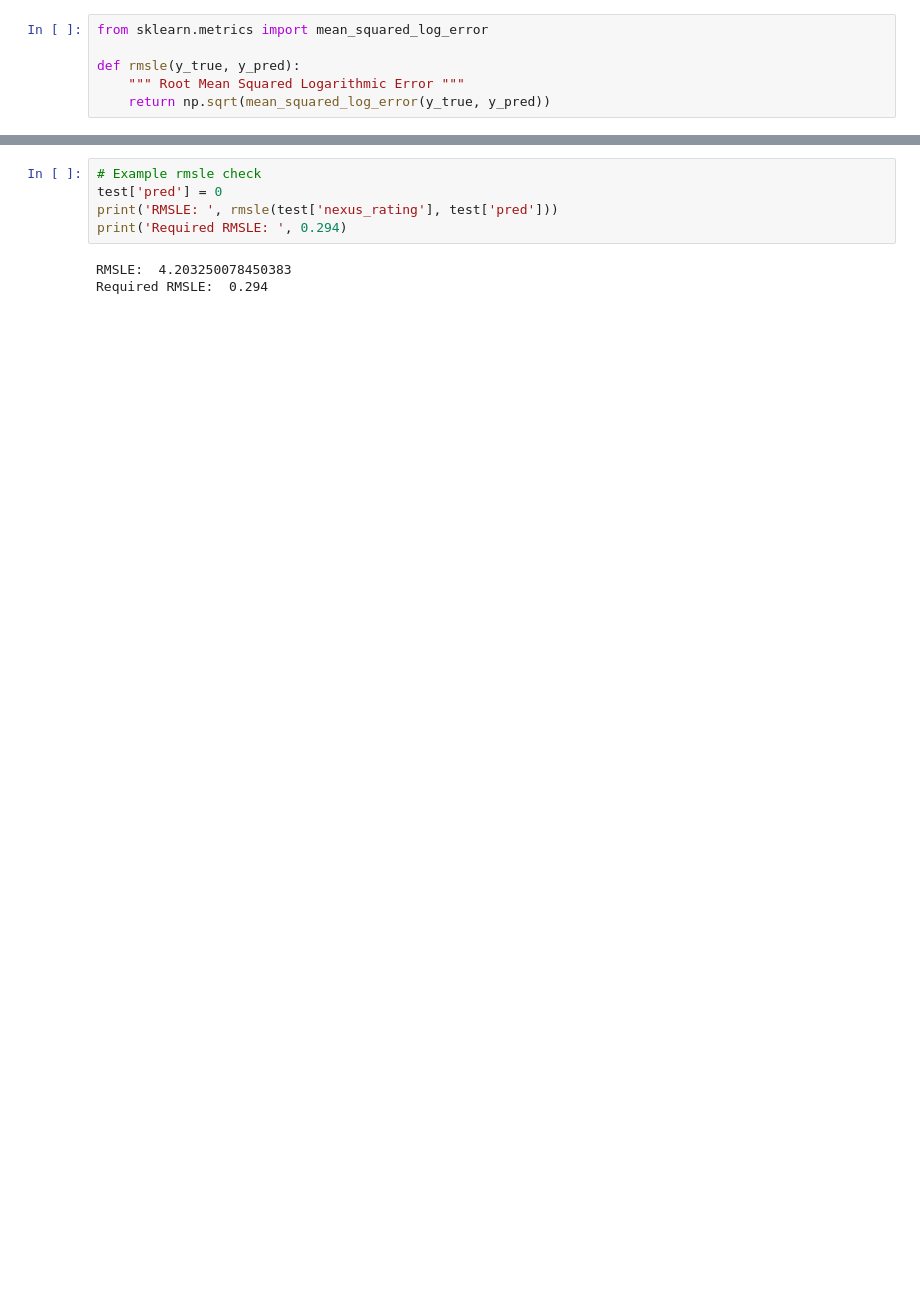
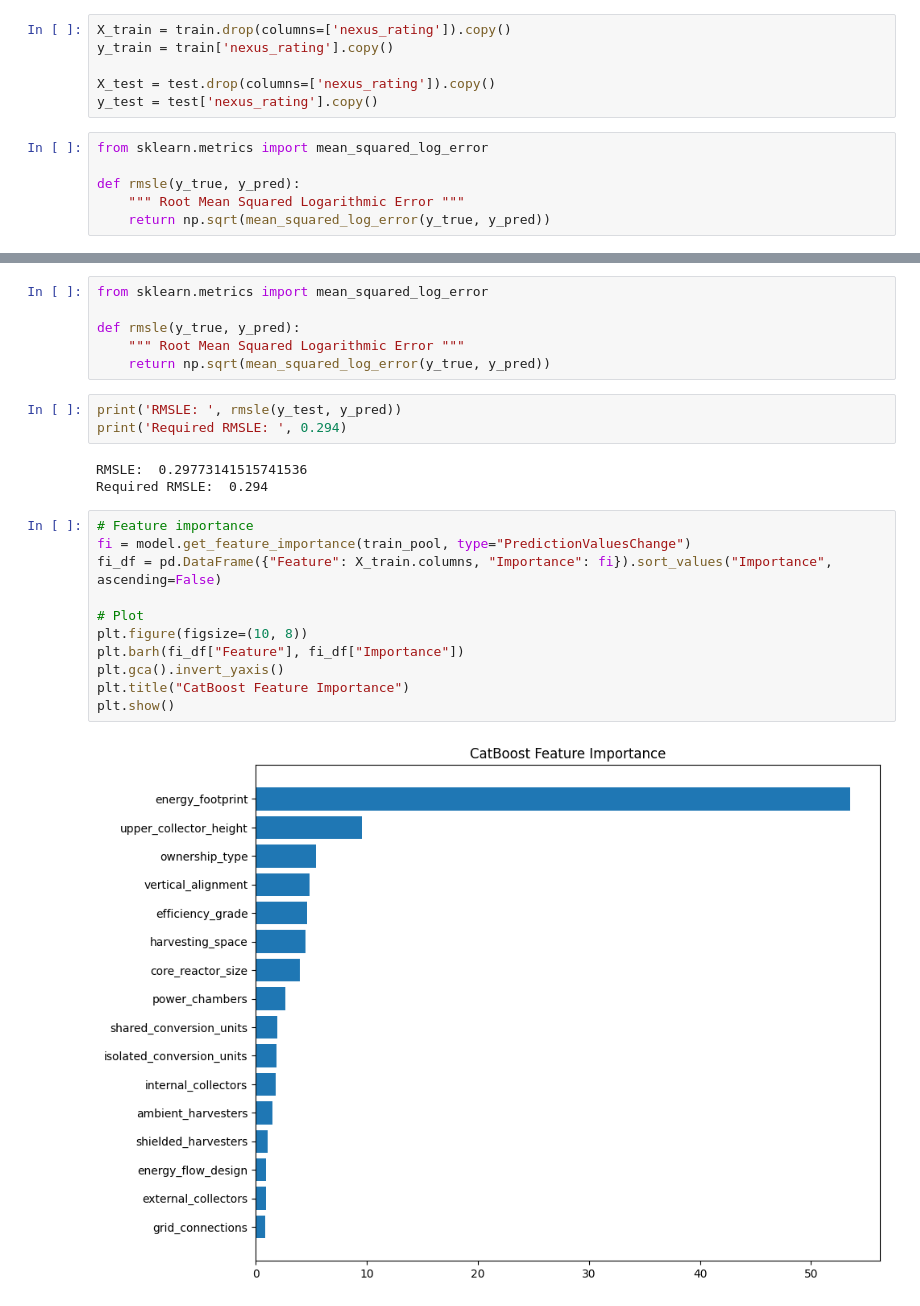
Before and after one commit to elibir/tdt4172-assignment1, a Jupyter notebook: Chapter_1.ipynb, the cells around one changed output, grey strips where cells are left out. Cells and saved outputs as stored; diff of their text form; blank space fills up the shorter version.

```diff
--- a/Chapter_1.ipynb
+++ b/Chapter_1.ipynb
@@ -566,3 +658,9 @@ Text(0, 0.5, 'Count')
+# %%
+X_train = train.drop(columns=['nexus_rating']).copy()
+y_train = train['nexus_rating'].copy()
+
+X_test = test.drop(columns=['nexus_rating']).copy()
+y_test = test['nexus_rating'].copy()
 # %%
 from sklearn.metrics import mean_squared_log_error
 
@@ -572,8 +761,25 @@ def rmsle(y_true, y_pred):
+# %%
+from sklearn.metrics import mean_squared_log_error
+
+def rmsle(y_true, y_pred):
+    """ Root Mean Squared Logarithmic Error """
+    return np.sqrt(mean_squared_log_error(y_true, y_pred))
 # %%
-# Example rmsle check
-test['pred'] = 0
-print('RMSLE: ', rmsle(test['nexus_rating'], test['pred']))
+print('RMSLE: ', rmsle(y_test, y_pred))
 print('Required RMSLE: ', 0.294)
 # %% [output]
-RMSLE:  4.203250078450383
+RMSLE:  0.29773141515741536
 Required RMSLE:  0.294
+# %%
+# Feature importance
+fi = model.get_feature_importance(train_pool, type="PredictionValuesChange")
+fi_df = pd.DataFrame({"Feature": X_train.columns, "Importance": fi}).sort_values("Importance", ascending=False)
+
+# Plot
+plt.figure(figsize=(10, 8))
+plt.barh(fi_df["Feature"], fi_df["Importance"])
+plt.gca().invert_yaxis()
+plt.title("CatBoost Feature Importance")
+plt.show()
+# %% [output]
+[figure, added]
```
Also changed, not shown: parts of 9 cells of this notebook, 2 other files.
